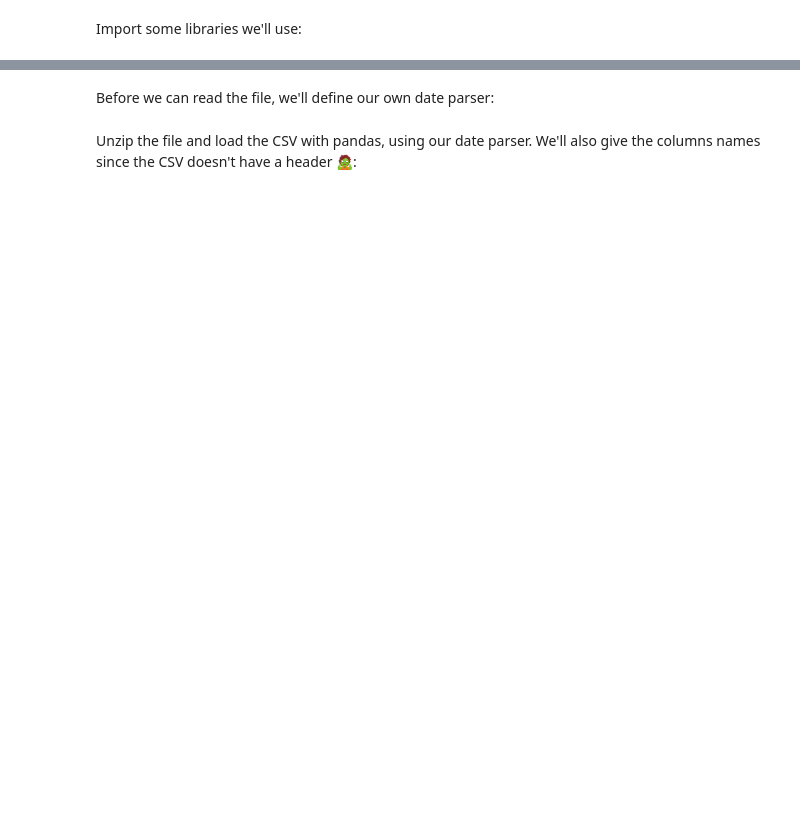
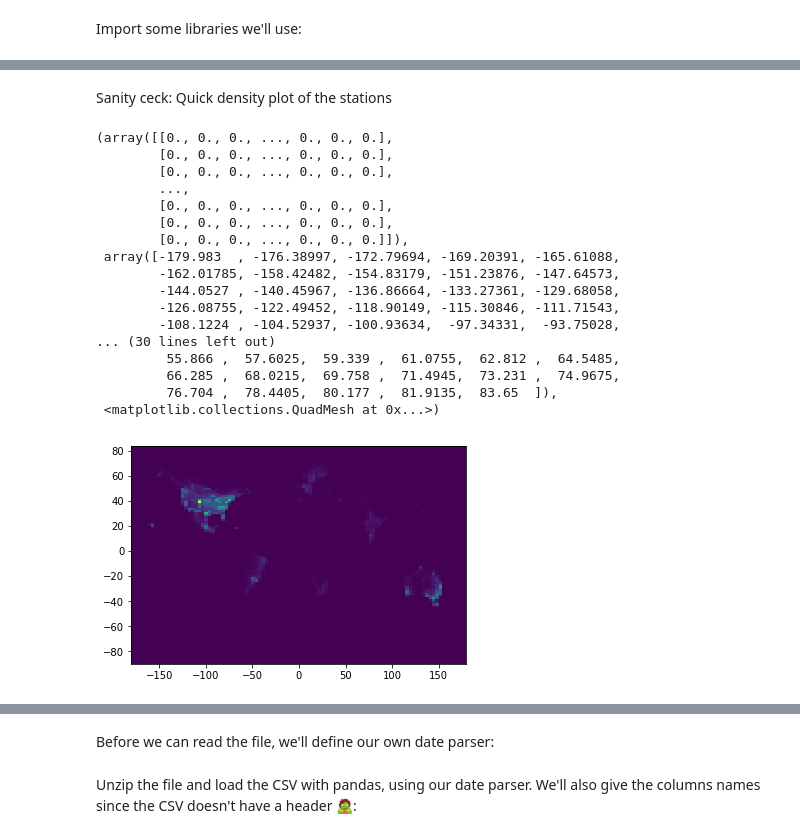
Before and after one commit to crstn/CISC, a Jupyter notebook: UHI-NOAA/NOAA_weather_station_data.ipynb, the cells around one changed output, grey strips where cells are left out. Drawn from its saved outputs; the diff is of its cells as text; code cells hidden in the pictures; blank space fills up the shorter version.

```diff
--- a/UHI-NOAA/NOAA_weather_station_data.ipynb
+++ b/UHI-NOAA/NOAA_weather_station_data.ipynb
@@ -7,0 +42,23 @@ import os
+# %% [markdown]
+Sanity ceck: Quick density plot of the stations
+# %%
+plt.hist2d(stations["lon"], stations["lat"], bins=100)
+# %% [output]
+(array([[0., 0., 0., ..., 0., 0., 0.],
+        [0., 0., 0., ..., 0., 0., 0.],
+        [0., 0., 0., ..., 0., 0., 0.],
+        ...,
+        [0., 0., 0., ..., 0., 0., 0.],
+        [0., 0., 0., ..., 0., 0., 0.],
+        [0., 0., 0., ..., 0., 0., 0.]]),
+ array([-179.983  , -176.38997, -172.79694, -169.20391, -165.61088,
+        -162.01785, -158.42482, -154.83179, -151.23876, -147.64573,
+        -144.0527 , -140.45967, -136.86664, -133.27361, -129.68058,
+        -126.08755, -122.49452, -118.90149, -115.30846, -111.71543,
+        -108.1224 , -104.52937, -100.93634,  -97.34331,  -93.75028,
+... (30 lines left out)
+         55.866 ,  57.6025,  59.339 ,  61.0755,  62.812 ,  64.5485,
+         66.285 ,  68.0215,  69.758 ,  71.4945,  73.231 ,  74.9675,
+         76.704 ,  78.4405,  80.177 ,  81.9135,  83.65  ]),
+ <matplotlib.collections.QuadMesh at 0x...>)
+[figure, added]
```
Also changed, not shown: parts of 23 cells of this notebook, 3 other files.
